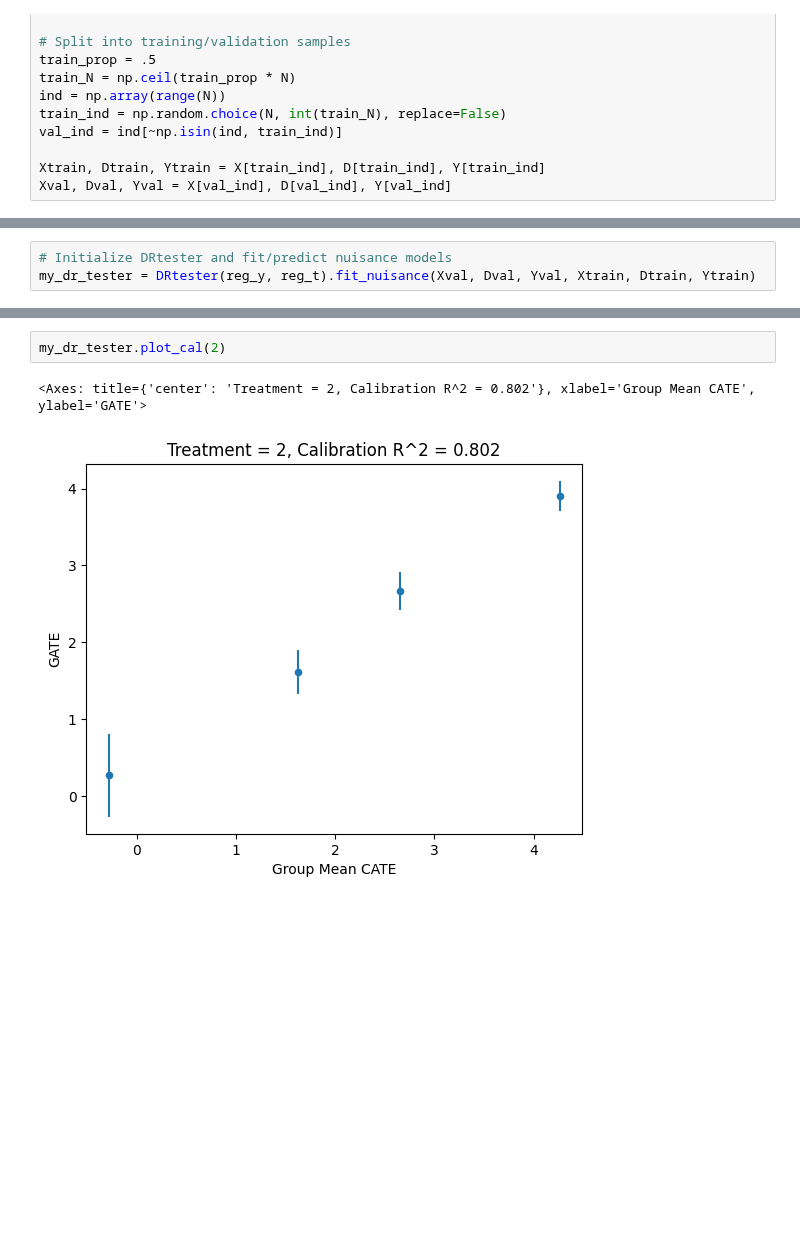
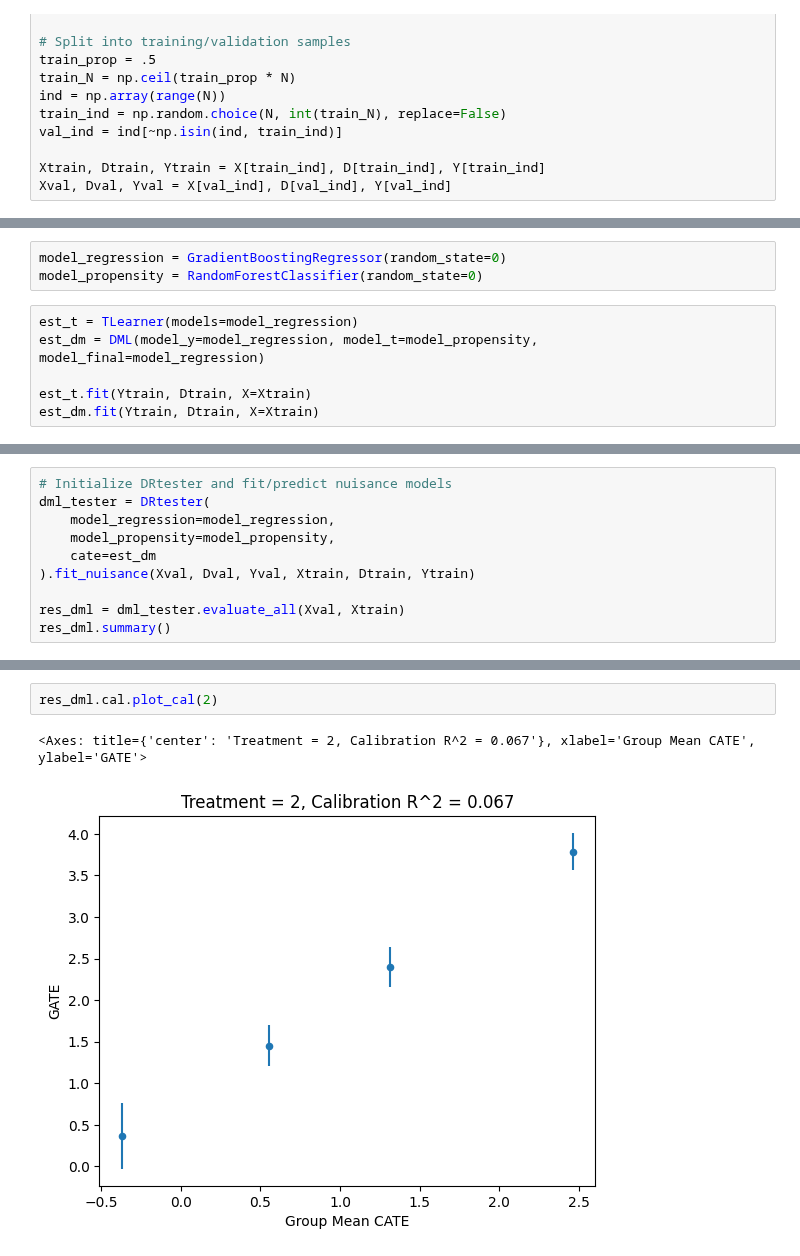
Before and after one commit to kbattocchi/EconML, a Jupyter notebook: notebooks/validation_notebook.ipynb, the cells around one changed output, grey strips where cells are left out. Saved outputs shown, nothing was run; the diff lists cells and outputs as text; blank space fills up the shorter version.

```diff
--- a/notebooks/validation_notebook.ipynb
+++ b/notebooks/validation_notebook.ipynb
@@ -61,0 +65,9 @@ reg_cate = GradientBoostingRegressor()
+# %%
+model_regression = GradientBoostingRegressor(random_state=0)
+model_propensity = RandomForestClassifier(random_state=0)
+# %%
+est_t = TLearner(models=model_regression)
+est_dm = DML(model_y=model_regression, model_t=model_propensity, model_final=model_regression)
+
+est_t.fit(Ytrain, Dtrain, X=Xtrain)
+est_dm.fit(Ytrain, Dtrain, X=Xtrain)
@@ -62,3 +80,10 @@ reg_cate = GradientBoostingRegressor()
 # %%
 # Initialize DRtester and fit/predict nuisance models
-my_dr_tester = DRtester(reg_y, reg_t).fit_nuisance(Xval, Dval, Yval, Xtrain, Dtrain, Ytrain)
+dml_tester = DRtester(
+    model_regression=model_regression,
+    model_propensity=model_propensity,
+    cate=est_dm
+).fit_nuisance(Xval, Dval, Yval, Xtrain, Dtrain, Ytrain)
+
+res_dml = dml_tester.evaluate_all(Xval, Xtrain)
+res_dml.summary()
@@ -89,5 +99,5 @@ my_dr_tester.plot_cal(1)
 # %%
-my_dr_tester.plot_cal(2)
+res_dml.cal.plot_cal(2)
 # %% [output]
-<Axes: title={'center': 'Treatment = 2, Calibration R^2 = 0.802'}, xlabel='Group Mean CATE', ylabel='GATE'>
+<Axes: title={'center': 'Treatment = 2, Calibration R^2 = 0.067'}, xlabel='Group Mean CATE', ylabel='GATE'>
-[figure, old version]
+[figure, new version]
```
Also changed, not shown: parts of 19 cells of this notebook, 3 other files.
